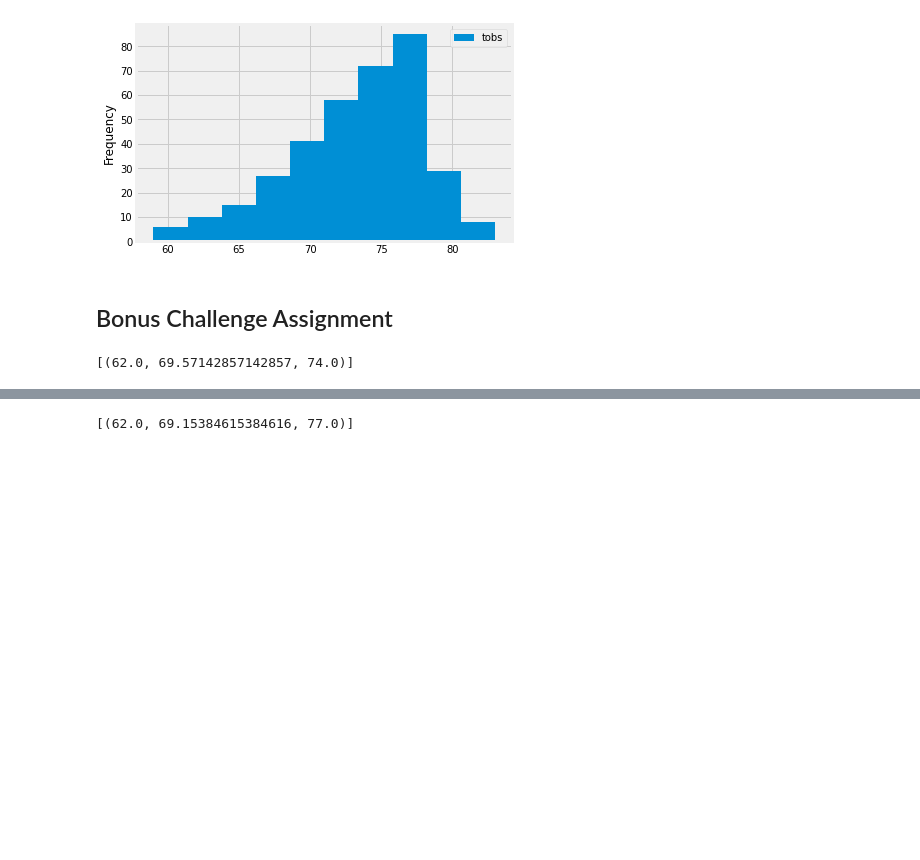
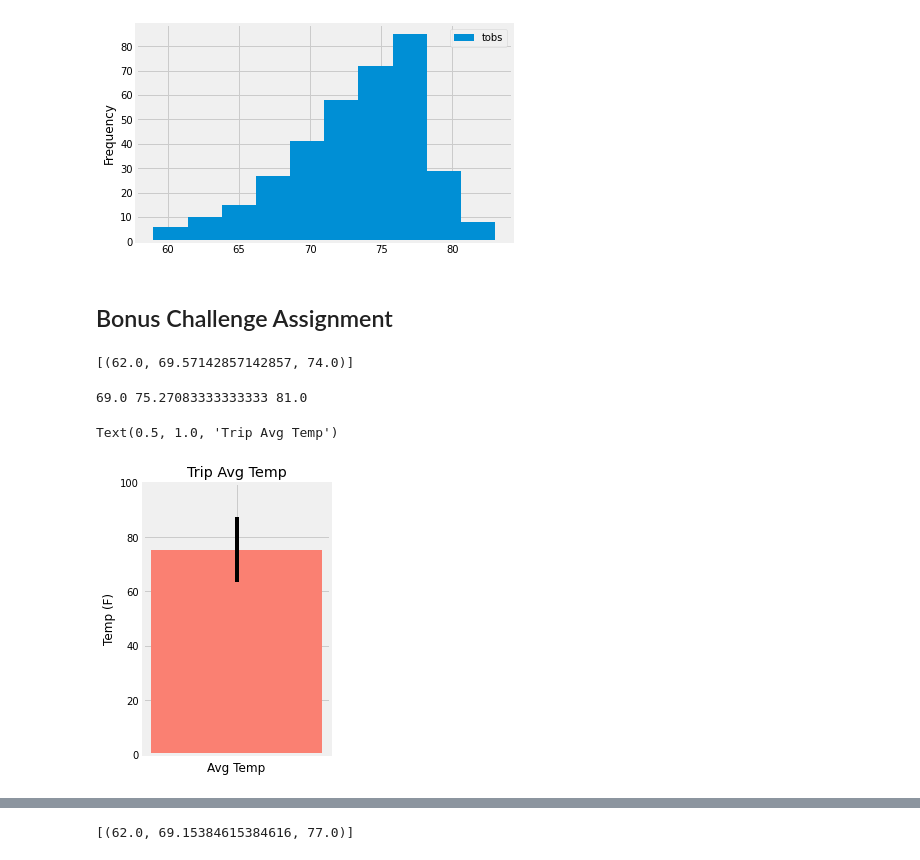
Before and after one commit to nberman12/SQLAlchemy-Challenge, a Jupyter notebook: climate_starter.ipynb, the cells around one changed output, grey strips where cells are left out. Saved outputs shown, nothing was run; the diff lists cells and outputs as text; code cells hidden in the pictures; blank space fills up the shorter version.

```diff
--- a/climate_starter.ipynb
+++ b/climate_starter.ipynb
@@ -33,6 +33,10 @@ Base.classes.keys()
 measurement=Base.classes.measurement
 
 station=Base.classes.station
+# %%
+#vaction date range
+start_date='2017-06-5'
+end_date='2017-06-19'
 # %%
 #What columns exist in each table?
 inspector = inspect(engine)
@@ -202,11 +206,28 @@ print(calc_temps('2012-02-28', '2012-03-05'))
 # %%
 # Use your previous function `calc_temps` to calculate the tmin, tavg, and tmax
 # for your trip using the previous year's data for those same dates.
+ly_start_date=(dt.datetime.strptime(start_date,'%Y-%m-%d')-dt.timedelta(days=365)).strftime('%Y-%m-%d')
+ly_end_date=(dt.datetime.strptime(end_date,'%Y-%m-%d')-dt.timedelta(days=365)).strftime('%Y-%m-%d')
+
+tmin, tavg, tmax = calc_temps(ly_start_date,ly_end_date)[0]
+print(tmin, tavg, tmax)
+# %% [output]
+69.0 75.27083333333333 81.0
 # %%
 # Plot the results from your previous query as a bar chart.
 # Use "Trip Avg Temp" as your Title
 # Use the average temperature for the y value
 # Use the peak-to-peak (tmax-tmin) value as the y error bar (yerr)
+
+plt.figure(figsize=(3,5))
+plt.bar(x=1, height=tavg, yerr=(tmax-tmin), tick_label='', color='salmon')
+plt.ylim(0,100)
+plt.xlabel("Avg Temp")
+plt.ylabel("Temp (F)")
+plt.title("Trip Avg Temp")
+# %% [output]
+Text(0.5, 1.0, 'Trip Avg Temp')
+[figure, added]
 # %%
 # Calculate the total amount of rainfall per weather station for your trip dates using the previous year's matching dates.
 # Sort this in descending order by precipitation amount and list the station, name, latitude, longitude, and elevation
```
Also changed, not shown: parts of 6 cells of this notebook.
